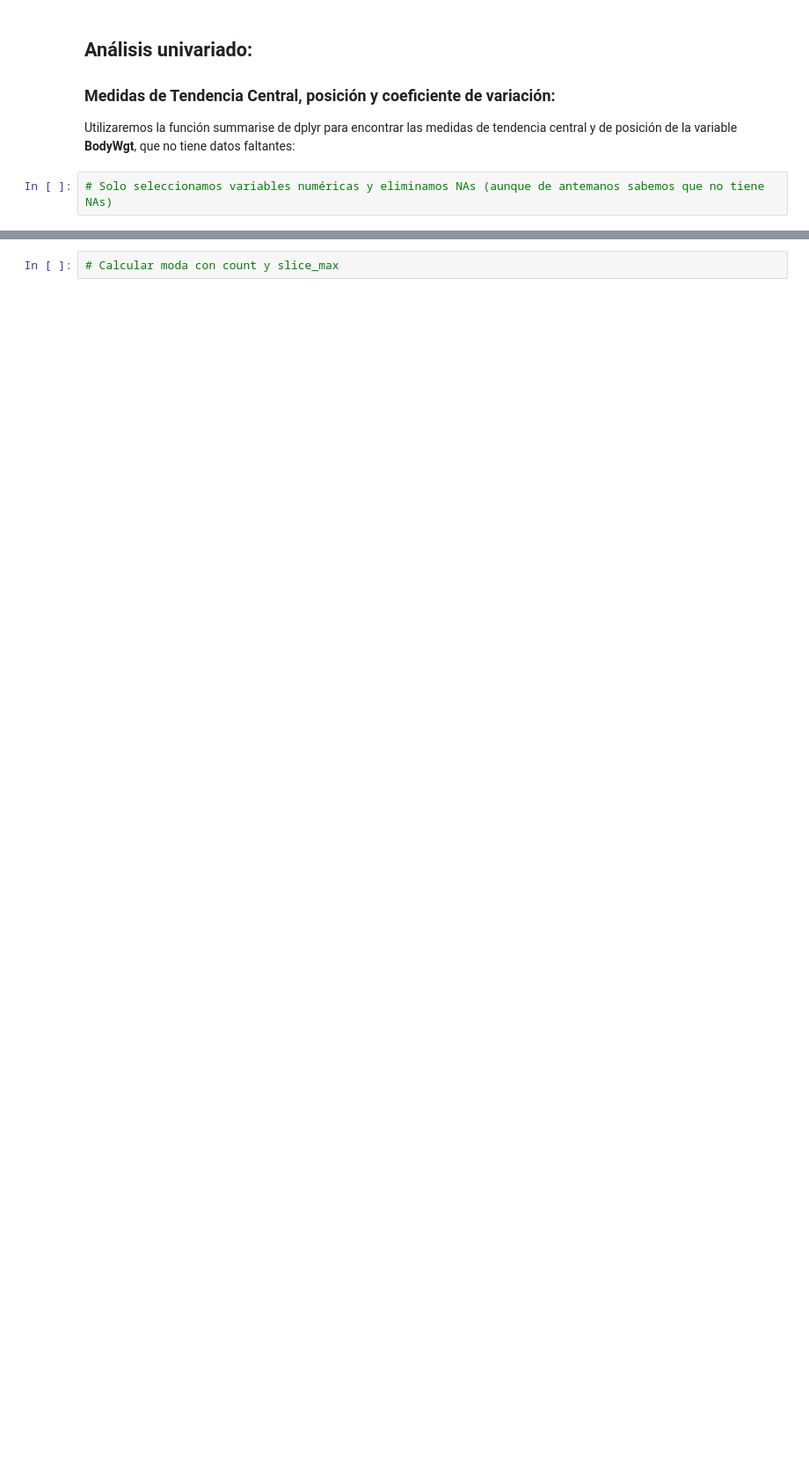
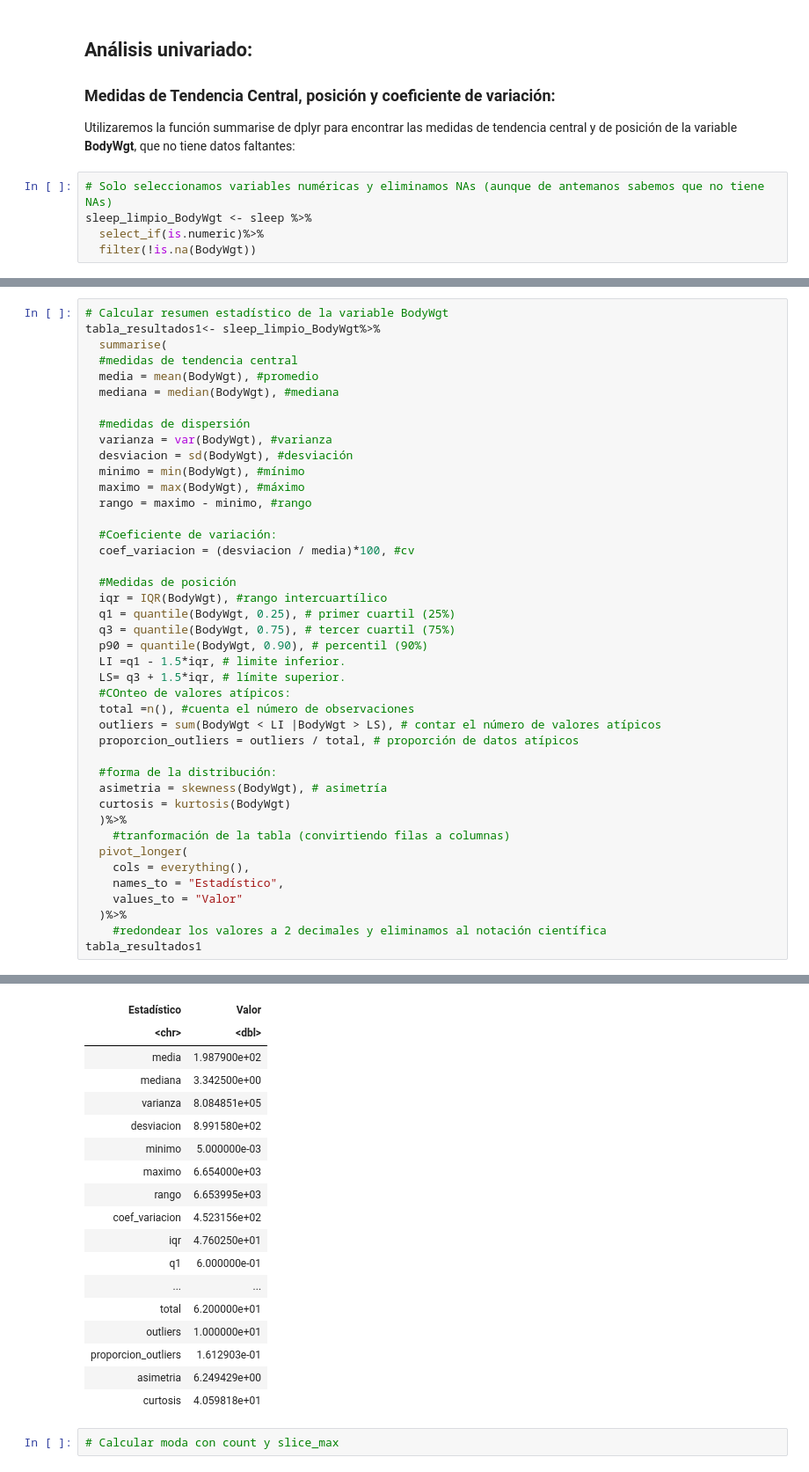
Before and after one commit to ednavivianasegura/ERAP_Curso_R, a Jupyter notebook: ERAP_R_Course_Modulo_IV.ipynb, the cells around one changed output, grey strips where cells are left out. Shown at 88% size. Cells and saved outputs as stored; diff of their text form; blank space fills up the shorter version.

```diff
--- a/ERAP_R_Course_Modulo_IV.ipynb
+++ b/ERAP_R_Course_Modulo_IV.ipynb
@@ -170,3 +152,6 @@ A data.frame: 62 × 10
 Utilizaremos la función summarise de dplyr para encontrar las medidas de tendencia central y de posición de la variable **BodyWgt**, que no tiene datos faltantes:
 # %%
 # Solo seleccionamos variables numéricas y eliminamos NAs (aunque de antemanos sabemos que no tiene NAs)
+sleep_limpio_BodyWgt <- sleep %>%
+  select_if(is.numeric)%>%
+  filter(!is.na(BodyWgt))
@@ -174,0 +180,43 @@ Utilizaremos la función summarise de dplyr para encontrar las medidas de tenden
+# %%
+# Calcular resumen estadístico de la variable BodyWgt
+tabla_resultados1<- sleep_limpio_BodyWgt%>%
+  summarise(
+  #medidas de tendencia central
+  media = mean(BodyWgt), #promedio
+  mediana = median(BodyWgt), #mediana
+
+  #medidas de dispersión
+  varianza = var(BodyWgt), #varianza
+  desviacion = sd(BodyWgt), #desviación
+  minimo = min(BodyWgt), #mínimo
+  maximo = max(BodyWgt), #máximo
+  rango = maximo - minimo, #rango
+
+  #Coeficiente de variación:
+  coef_variacion = (desviacion / media)*100, #cv
+
+  #Medidas de posición
+  iqr = IQR(BodyWgt), #rango intercuartílico
+  q1 = quantile(BodyWgt, 0.25), # primer cuartil (25%)
+  q3 = quantile(BodyWgt, 0.75), # tercer cuartil (75%)
+  p90 = quantile(BodyWgt, 0.90), # percentil (90%)
+  LI =q1 - 1.5*iqr, # limite inferior.
+  LS= q3 + 1.5*iqr, # límite superior.
+  #COnteo de valores atípicos:
+  total =n(), #cuenta el número de observaciones
+  outliers = sum(BodyWgt < LI |BodyWgt > LS), # contar el número de valores atípicos
+  proporcion_outliers = outliers / total, # proporción de datos atípicos
+
+  #forma de la distribución:
+  asimetria = skewness(BodyWgt), # asimetría
+  curtosis = kurtosis(BodyWgt)
+  )%>%
+    #tranformación de la tabla (convirtiendo filas a columnas)
+  pivot_longer(
+    cols = everything(),
+    names_to = "Estadístico",
+    values_to = "Valor"
+  )%>%
+    #redondear los valores a 2 decimales y eliminamos al notación científica
+tabla_resultados1
+# %% [output]
@@ -175,3 +224,21 @@ Utilizaremos la función summarise de dplyr para encontrar las medidas de tenden
+| Estadístico | Valor |
+| <chr> | <dbl> |
+| media | 1.987900e+02 |
+| mediana | 3.342500e+00 |
+| varianza | 8.084851e+05 |
+| desviacion | 8.991580e+02 |
+| minimo | 5.000000e-03 |
+| maximo | 6.654000e+03 |
+| rango | 6.653995e+03 |
+| coef_variacion | 4.523156e+02 |
+| iqr | 4.760250e+01 |
+| q1 | 6.000000e-01 |
+| ... | ... |
+| total | 6.200000e+01 |
+| outliers | 1.000000e+01 |
+| proporcion_outliers | 1.612903e-01 |
+| asimetria | 6.249429e+00 |
+| curtosis | 4.059818e+01 |
 # %%
 # Calcular moda con count y slice_max
 # %% [markdown]
```
Also changed, not shown: parts of 4 cells of this notebook.
